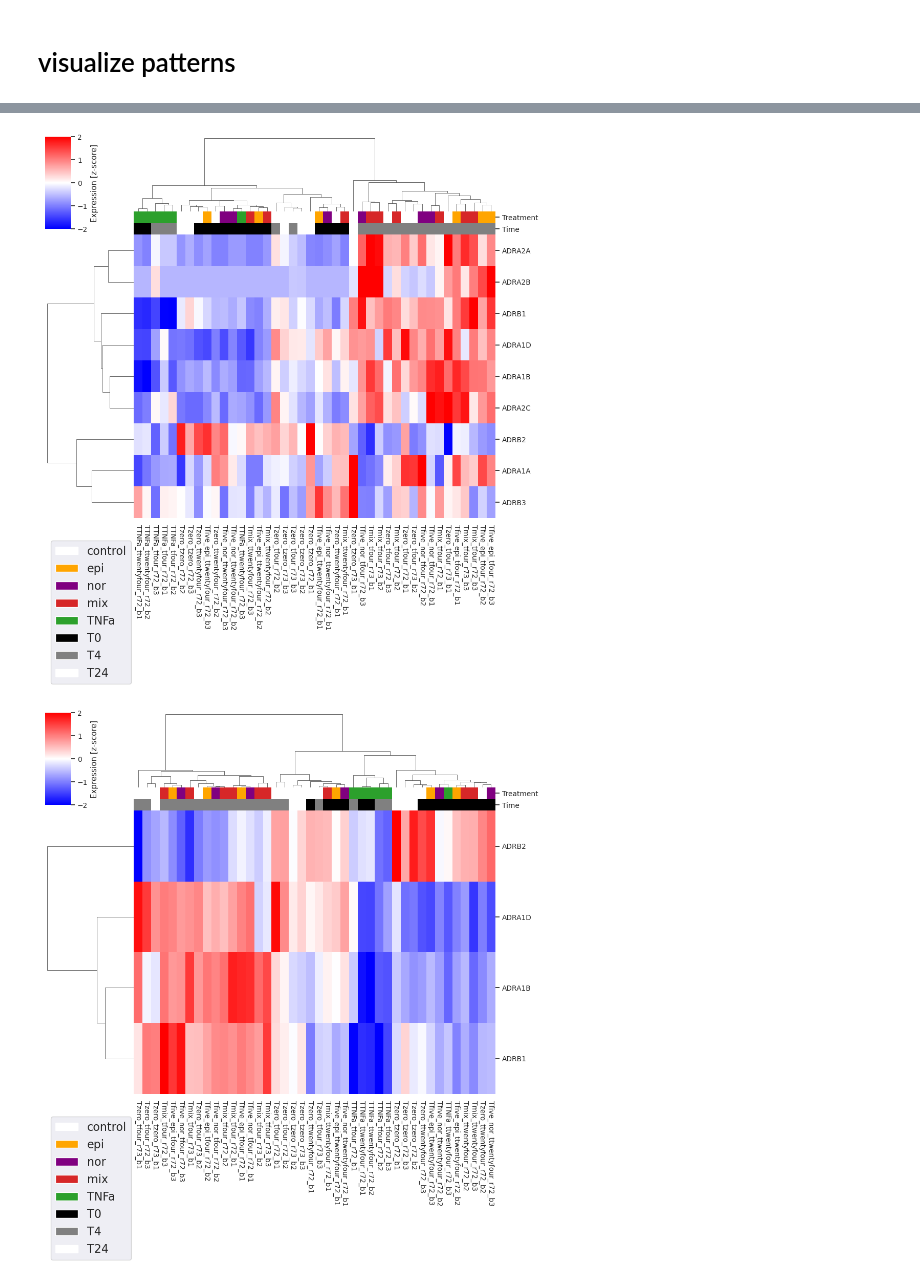
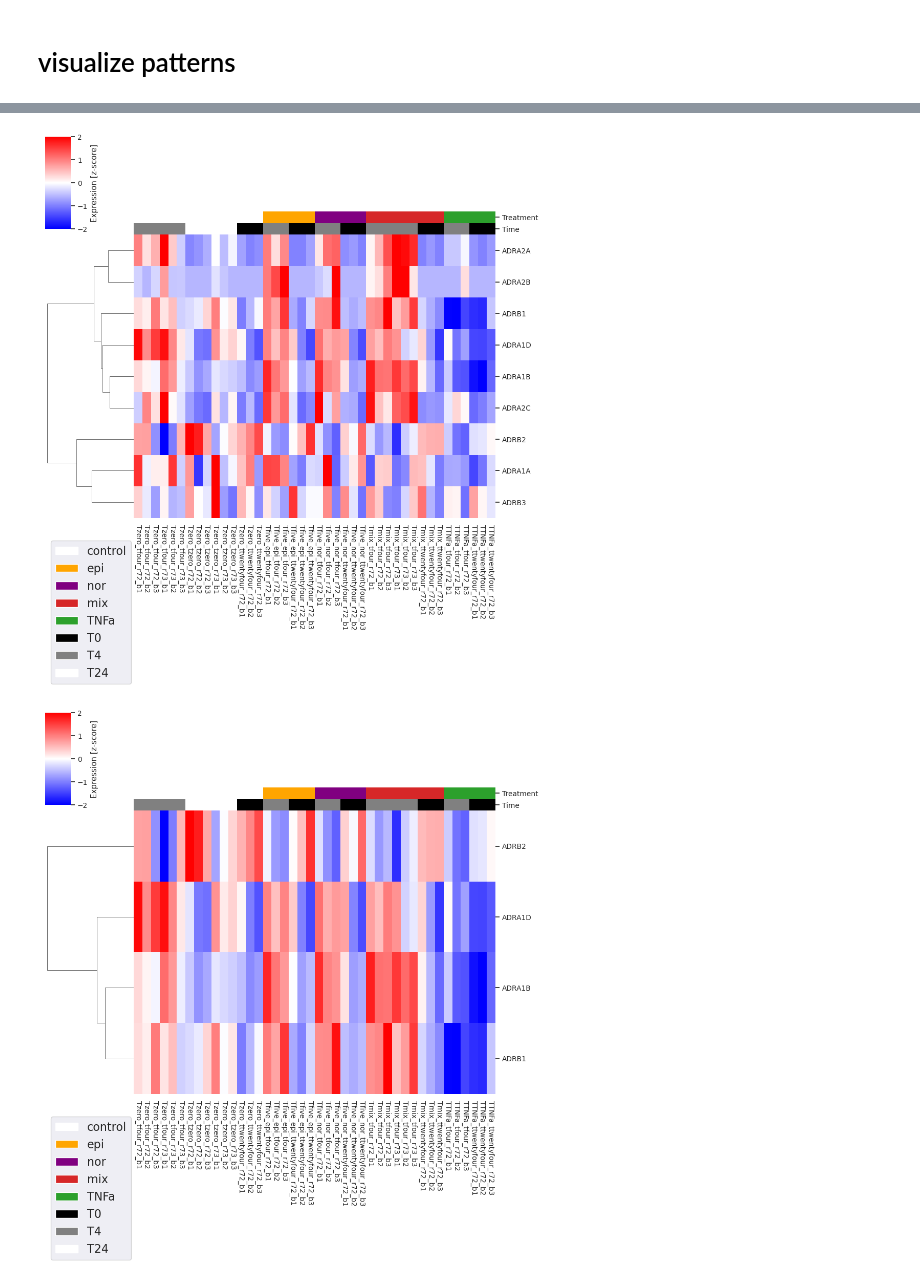
Before and after one commit to adelomana/vigur, a Jupyter notebook: sequencing/receptors/receptors_analysis.ipynb, the cells around one changed output, grey strips where cells are left out. Cells and saved outputs as stored; diff of their text form; code cells hidden in the pictures.

Commit message:
without clustering colomns

```diff
--- a/sequencing/receptors/receptors_analysis.ipynb
+++ b/sequencing/receptors/receptors_analysis.ipynb
@@ -217,7 +217,7 @@ matplotlib.pyplot.show()
 zscore_all = scipy.stats.zscore(pdf, axis=1)
 zscore_sub = scipy.stats.zscore(pdf.loc[['ADRA1D', 'ADRB2', 'ADRA1B', 'ADRB1'], :], axis=1)
 # %%
-g = seaborn.clustermap(zscore_all, row_cluster=True, col_cluster=True, cmap='bwr', vmin=-2, vmax=2,
+g = seaborn.clustermap(zscore_all, row_cluster=True, col_cluster=False, cmap='bwr', vmin=-2, vmax=2,
                        method='ward', metric='euclidean', xticklabels=1, col_colors=color_df,
                        cbar_kws={'label': 'Expression [z-score]'}
                       )
@@ -240,31 +240,31 @@ g.ax_heatmap.set_yticklabels(g.ax_heatmap.get_yticklabels(), rotation=0)
 g.ax_heatmap.set_xticklabels(g.ax_heatmap.get_xticklabels(), rotation=-90)
 matplotlib.pyplot.show()
 # %% [output]
-[figure, old version]
+[figure, new version]
 # %%
-g = seaborn.clustermap(zscore_sub, row_cluster=True, col_cluster=True, cmap='bwr', vmin=-2, vmax=2,
+g = seaborn.clustermap(zscore_sub, row_cluster=True, col_cluster=False, cmap='bwr', vmin=-2, vmax=2,
                        method='ward', metric='euclidean', xticklabels=1, col_colors=color_df,
                        cbar_kws={'label': 'Expression [z-score]'}
                       )
 
 # legend
 legend_elements = [
     matplotlib.patches.Patch(facecolor='white', edgecolor='white'),
     matplotlib.patches.Patch(facecolor='orange', edgecolor='white'),
     matplotlib.patches.Patch(facecolor='purple', edgecolor='white'),
     matplotlib.patches.Patch(facecolor='tab:red', edgecolor='white'),
     matplotlib.patches.Patch(facecolor='tab:green', edgecolor='white'),
 
     matplotlib.patches.Patch(facecolor='0', edgecolor='white'),
     matplotlib.patches.Patch(facecolor='0.5', edgecolor='white'),
     matplotlib.patches.Patch(facecolor='1', edgecolor='white')
     ]
 matplotlib.pyplot.legend(legend_elements, ['control', 'epi', 'nor', 'mix', 'TNFa', 'T0', 'T4', 'T24'], fontsize=16, loc=3, bbox_to_anchor=(0, -5))
 
 # close figure
 
 g.ax_heatmap.set_yticklabels(g.ax_heatmap.get_yticklabels(), rotation=0)
 g.ax_heatmap.set_xticklabels(g.ax_heatmap.get_xticklabels(), rotation=-90)
 matplotlib.pyplot.show()
 # %% [output]
-[figure, old version]
+[figure, new version]
```
Also changed, not shown: parts of 1 cell of this notebook.
